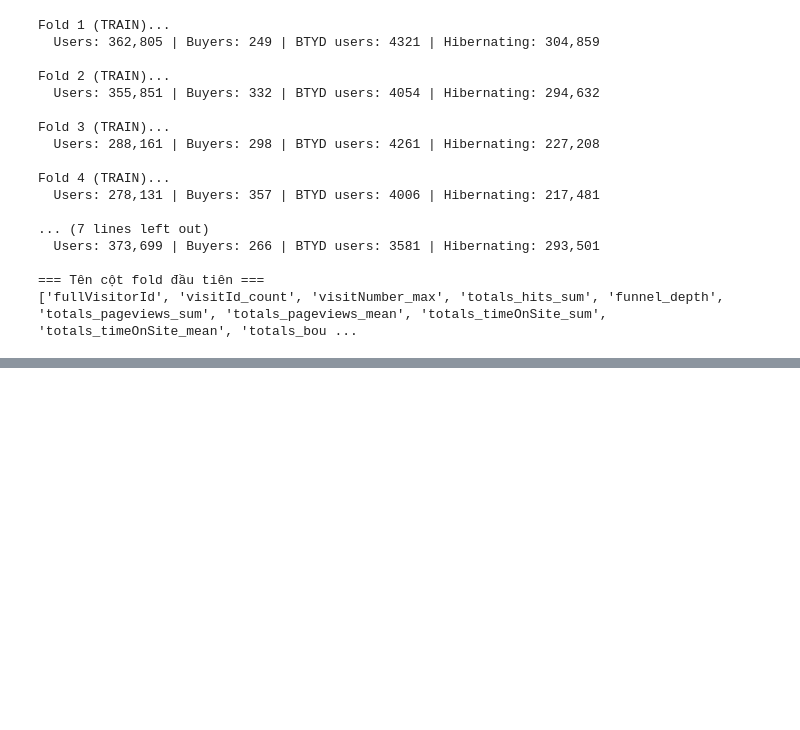
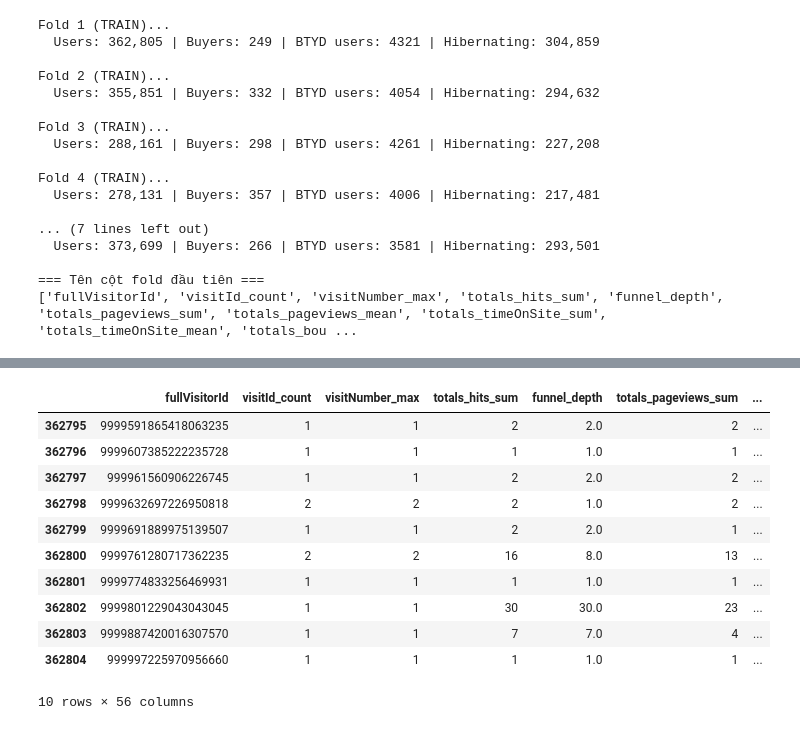
Before and after one commit to groups2/data_driven_marketing, a Jupyter notebook: Notebooks/feature_engineering.ipynb, the cells around one changed output, grey strips where cells are left out. Saved outputs shown, nothing was run; the diff lists cells and outputs as text; code cells hidden in the pictures; blank space fills up the shorter version.

```diff
--- a/Notebooks/feature_engineering.ipynb
+++ b/Notebooks/feature_engineering.ipynb
@@ -11,6 +11,13 @@ if os.path.exists(input_path):
     print(f"Đang nạp dữ liệu từ: {input_path}...")
     full_df = pd.read_pickle(input_path)
     print(f"Thành công! Kích thước dữ liệu: {full_df.shape}")
+
+    # --- THÊM ĐOẠN NÀY ĐỂ LOẠI BỎ CỘT ---
+    if 'target_log_revenue' in full_df.columns:
+        full_df = full_df.drop(columns=['target_log_revenue'])
+        print("Đã loại bỏ cột 'target_log_revenue'.")
+    # ------------------------------------
+
 else:
     print(f"LỖI: Không tìm thấy file {input_path}. Hãy chạy file Preprocessing trước.")
 
@@ -575,3 +650,18 @@ memory usage: 130.1+ MB
+# %%
+processed_folds[0].tail(10)
+# %% [output]
+|  | fullVisitorId | visitId_count | visitNumber_max | totals_hits_sum | funnel_depth | totals_pageviews_sum | ... |
+| 362795 | 9999591865418063235 | 1 | 1 | 2 | 2.0 | 2 | ... |
+| 362796 | 9999607385222235728 | 1 | 1 | 1 | 1.0 | 1 | ... |
+| 362797 | 999961560906226745 | 1 | 1 | 2 | 2.0 | 2 | ... |
+| 362798 | 9999632697226950818 | 2 | 2 | 2 | 1.0 | 2 | ... |
+| 362799 | 9999691889975139507 | 1 | 1 | 2 | 2.0 | 1 | ... |
+| 362800 | 9999761280717362235 | 2 | 2 | 16 | 8.0 | 13 | ... |
+| 362801 | 9999774833256469931 | 1 | 1 | 1 | 1.0 | 1 | ... |
+| 362802 | 9999801229043043045 | 1 | 1 | 30 | 30.0 | 23 | ... |
+| 362803 | 9999887420016307570 | 1 | 1 | 7 | 7.0 | 4 | ... |
+| 362804 | 999997225970956660 | 1 | 1 | 1 | 1.0 | 1 | ... |
+10 rows × 56 columns
 # %%
 # GOM + SCALE + SAVE
 
```
Also changed, not shown: parts of 12 cells of this notebook.
